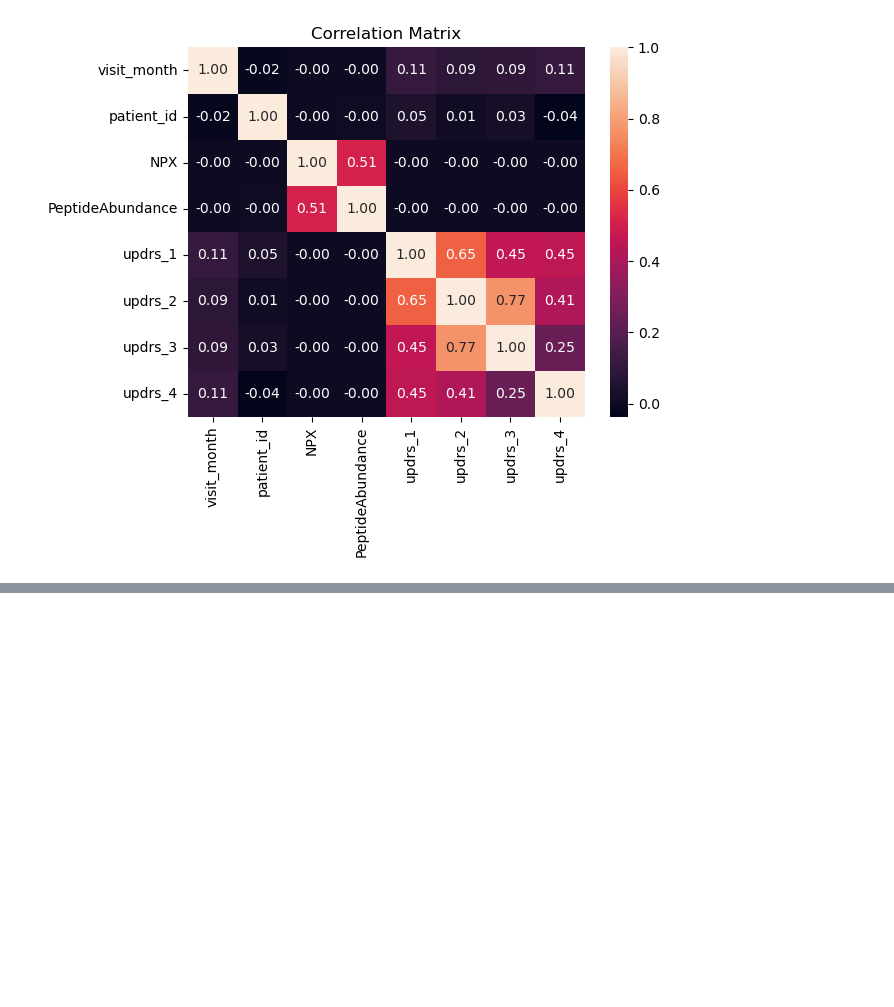
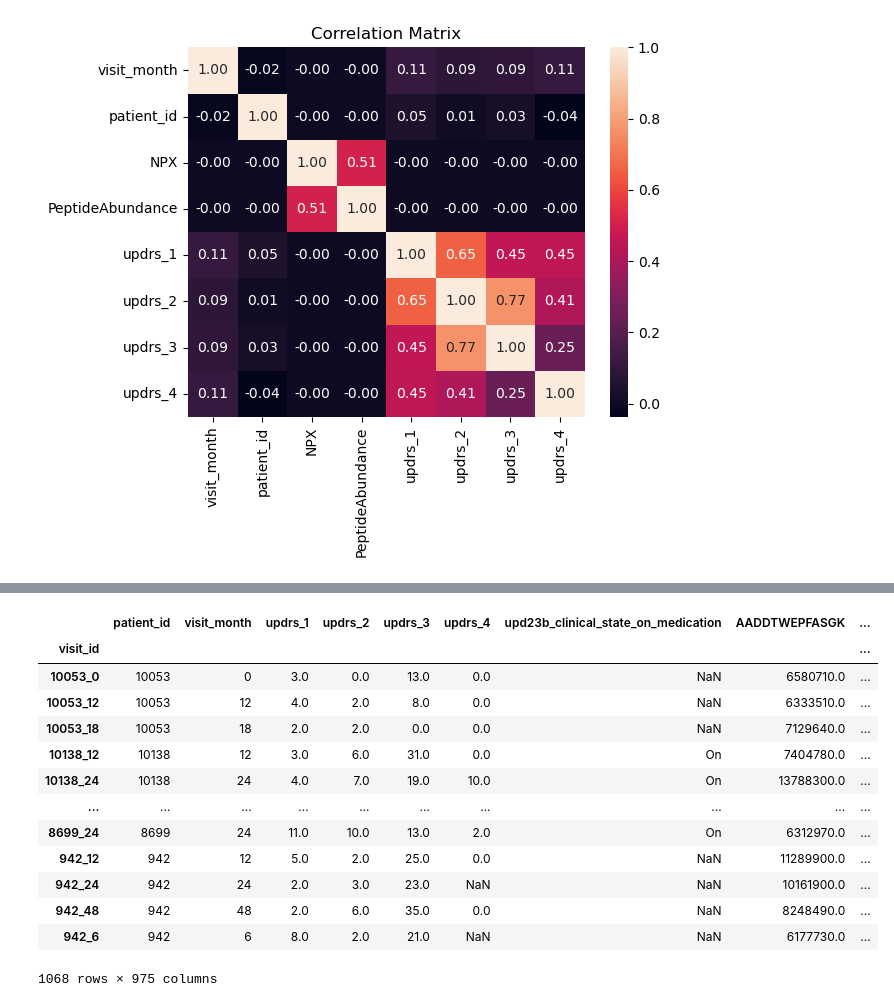
Before and after one commit to AhmadHammad21/Parkinson-Disease, a Jupyter notebook: EDA.ipynb, the cells around one changed output, grey strips where cells are left out. Saved outputs shown, nothing was run; the diff lists cells and outputs as text; code cells hidden in the pictures; blank space fills up the shorter version.

```diff
--- a/EDA.ipynb
+++ b/EDA.ipynb
@@ -135,3 +155,9 @@ sns.heatmap(merged.corr(numeric_only=True), annot=True, fmt='.2f')
 plt.title("Correlation Matrix");
 # %% [output]
 [figure]
+# %%
+# Pivot the data.
+pivoted = merged.pivot(index='visit_id', columns=['Peptide'], values='PeptideAbundance')
+
+# See the pivoted data.
+pivoted
@@ -137,0 +179,19 @@ plt.title("Correlation Matrix");
+# %%
+# Add visit_month, the 4 scores, and medication status.
+df = pd.merge(train_clinincal_data, pivoted, on='visit_id', how='right').set_index('visit_id')
+df
+# %% [output]
+|  | patient_id | visit_month | updrs_1 | updrs_2 | updrs_3 | updrs_4 | upd23b_clinical_state_on_medication | AADDTWEPFASGK | ... |
+| visit_id |  |  |  |  |  |  |  |  | ... |
+| 10053_0 | 10053 | 0 | 3.0 | 0.0 | 13.0 | 0.0 | NaN | 6580710.0 | ... |
+| 10053_12 | 10053 | 12 | 4.0 | 2.0 | 8.0 | 0.0 | NaN | 6333510.0 | ... |
+| 10053_18 | 10053 | 18 | 2.0 | 2.0 | 0.0 | 0.0 | NaN | 7129640.0 | ... |
+| 10138_12 | 10138 | 12 | 3.0 | 6.0 | 31.0 | 0.0 | On | 7404780.0 | ... |
+| 10138_24 | 10138 | 24 | 4.0 | 7.0 | 19.0 | 10.0 | On | 13788300.0 | ... |
+| ... | ... | ... | ... | ... | ... | ... | ... | ... | ... |
+| 8699_24 | 8699 | 24 | 11.0 | 10.0 | 13.0 | 2.0 | On | 6312970.0 | ... |
+| 942_12 | 942 | 12 | 5.0 | 2.0 | 25.0 | 0.0 | NaN | 11289900.0 | ... |
+| 942_24 | 942 | 24 | 2.0 | 3.0 | 23.0 | NaN | NaN | 10161900.0 | ... |
+| 942_48 | 942 | 48 | 2.0 | 6.0 | 35.0 | 0.0 | NaN | 8248490.0 | ... |
+| 942_6 | 942 | 6 | 8.0 | 2.0 | 21.0 | NaN | NaN | 6177730.0 | ... |
+1068 rows × 975 columns
```
Also changed, not shown: parts of 60 cells of this notebook.
